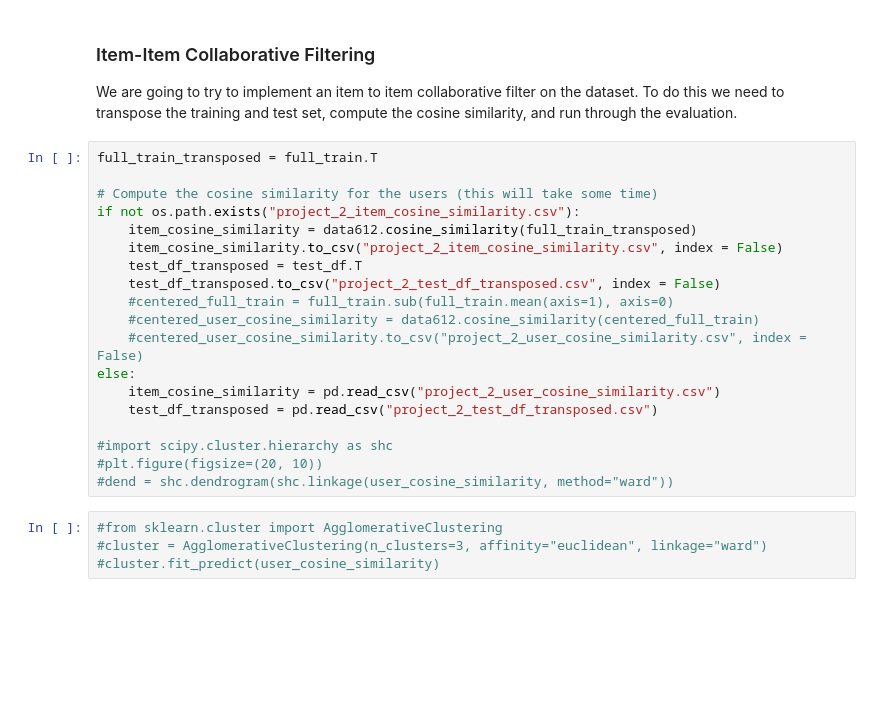
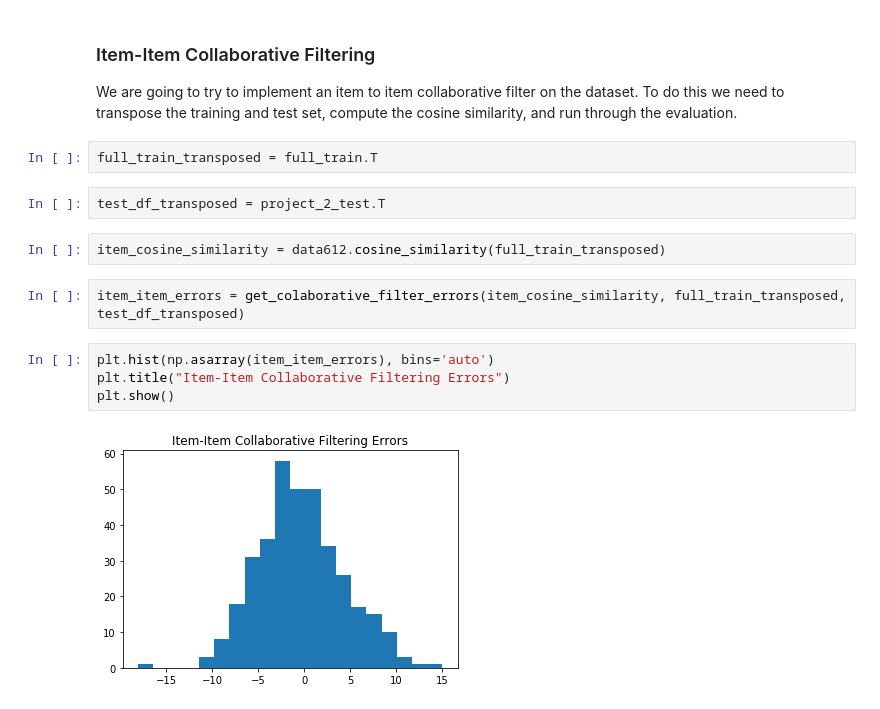
Before and after one commit to mikeasilva/CUNY-SPS, a Jupyter notebook: DATA612/Project 2.ipynb, the cells around one changed output. Cells and saved outputs as stored; diff of their text form; blank space fills up the shorter version.

```diff
--- a/DATA612/Project 2.ipynb
+++ b/DATA612/Project 2.ipynb
@@ -261,26 +281,17 @@ plt.show()
 ### Item-Item Collaborative Filtering
 
 We are going to try to implement an item to item collaborative filter on the dataset.  To do this we need to transpose the training and test set, compute the cosine similarity, and run through the evaluation.
-# %%
-full_train_transposed = full_train.T
-
-# Compute the cosine similarity for the users (this will take some time)
-if not os.path.exists("project_2_item_cosine_similarity.csv"):
-    item_cosine_similarity = data612.cosine_similarity(full_train_transposed)
-    item_cosine_similarity.to_csv("project_2_item_cosine_similarity.csv", index = False)
-    test_df_transposed = test_df.T
-    test_df_transposed.to_csv("project_2_test_df_transposed.csv", index = False)
-    #centered_full_train = full_train.sub(full_train.mean(axis=1), axis=0)
-    #centered_user_cosine_similarity = data612.cosine_similarity(centered_full_train)
-    #centered_user_cosine_similarity.to_csv("project_2_user_cosine_similarity.csv", index = False)
-else:
-    item_cosine_similarity = pd.read_csv("project_2_user_cosine_similarity.csv")
-    test_df_transposed = pd.read_csv("project_2_test_df_transposed.csv")
-
-#import scipy.cluster.hierarchy as shc
-#plt.figure(figsize=(20, 10))
-#dend = shc.dendrogram(shc.linkage(user_cosine_similarity, method="ward"))
-# %%
-#from sklearn.cluster import AgglomerativeClustering
-#cluster = AgglomerativeClustering(n_clusters=3, affinity="euclidean", linkage="ward")
-#cluster.fit_predict(user_cosine_similarity)
+# %%
+full_train_transposed = full_train.T
+# %%
+test_df_transposed = project_2_test.T
+# %%
+item_cosine_similarity = data612.cosine_similarity(full_train_transposed)
+# %%
+item_item_errors = get_colaborative_filter_errors(item_cosine_similarity, full_train_transposed, test_df_transposed)
+# %%
+plt.hist(np.asarray(item_item_errors), bins='auto')
+plt.title("Item-Item Collaborative Filtering Errors")
+plt.show()
+# %% [output]
+[figure, added]
```
Also changed, not shown: parts of 12 cells of this notebook.
